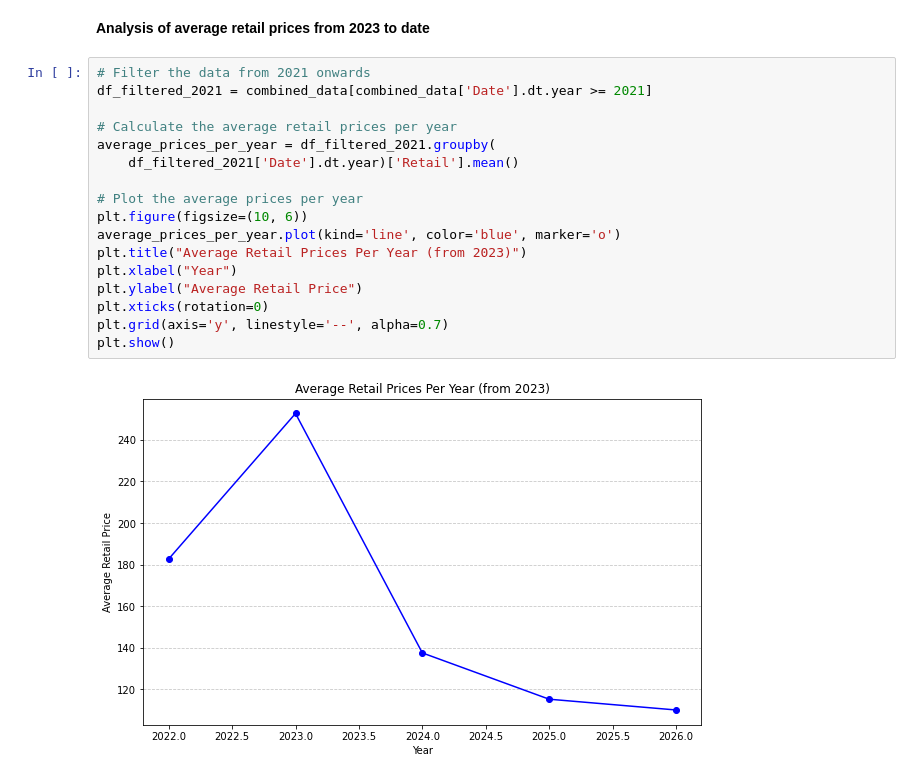
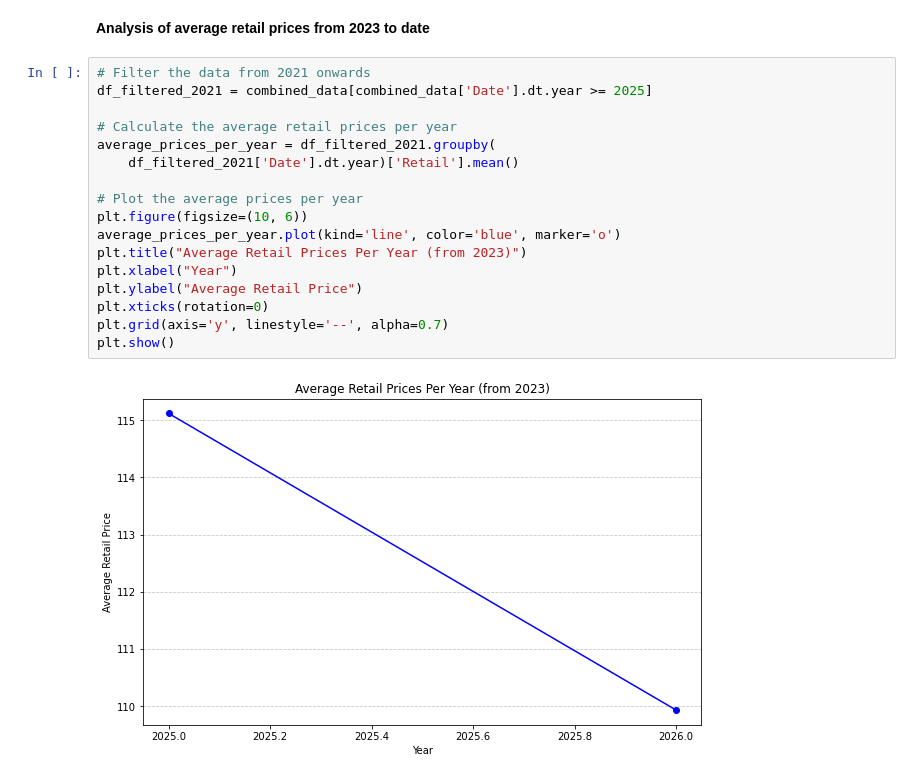
Before and after one commit to Victor-Mufasa/Agricultural-Commodity-Price-Forecasting, a Jupyter notebook: notebook/graham.ipynb, the cells around one changed output. Drawn from its saved outputs; the diff is of its cells as text.

```diff
--- a/notebook/graham.ipynb
+++ b/notebook/graham.ipynb
@@ -449,20 +449,20 @@ plt.show()
 **Analysis of average retail prices from 2023 to date**
 # %%
 # Filter the data from 2021 onwards
-df_filtered_2021 = combined_data[combined_data['Date'].dt.year >= 2021]
+df_filtered_2021 = combined_data[combined_data['Date'].dt.year >= 2025]
 
 # Calculate the average retail prices per year
 average_prices_per_year = df_filtered_2021.groupby(
 	df_filtered_2021['Date'].dt.year)['Retail'].mean()
 
 # Plot the average prices per year
 plt.figure(figsize=(10, 6))
 average_prices_per_year.plot(kind='line', color='blue', marker='o')
 plt.title("Average Retail Prices Per Year (from 2023)")
 plt.xlabel("Year")
 plt.ylabel("Average Retail Price")
 plt.xticks(rotation=0)
 plt.grid(axis='y', linestyle='--', alpha=0.7)
 plt.show()
 # %% [output]
-[figure, old version]
+[figure, new version]
```
